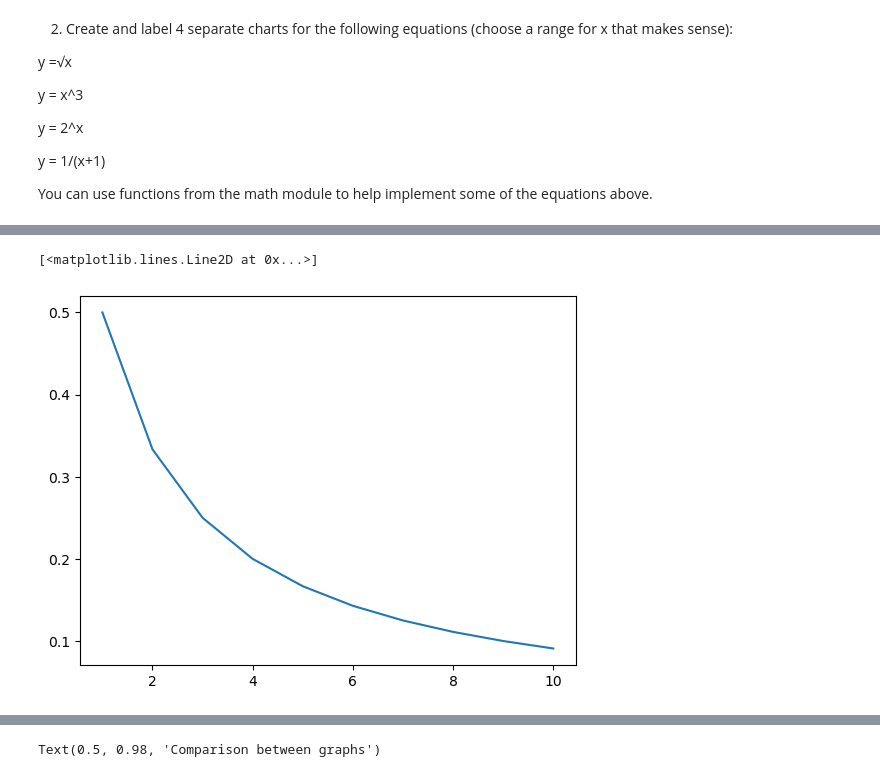
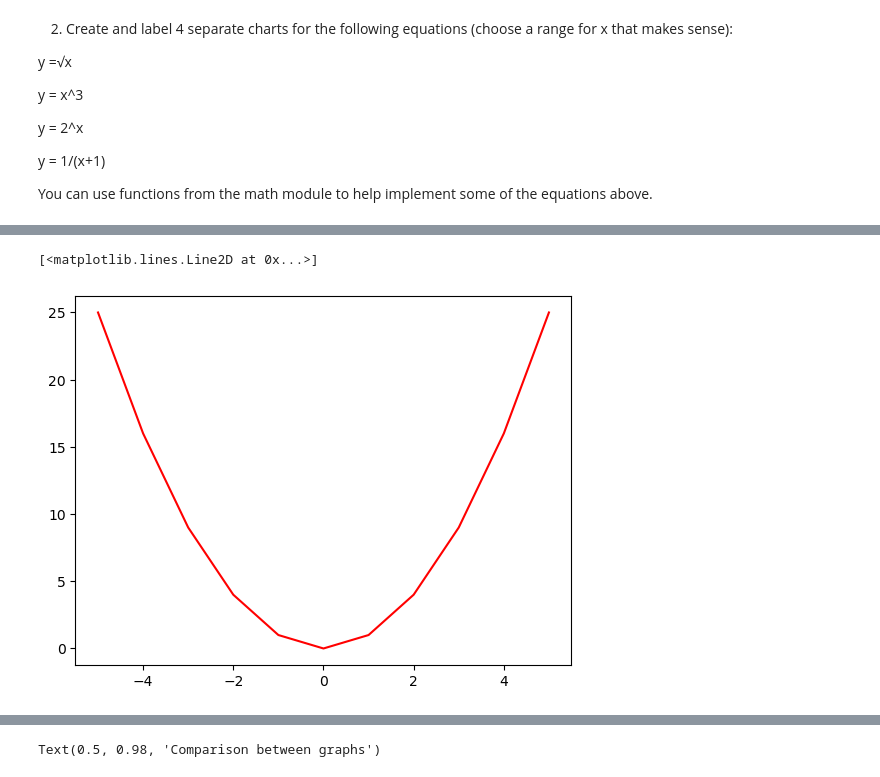
Before and after one commit to nicolas-angarita/data_science_libraries, a Jupyter notebook: matplotlib_exercises.ipynb, the cells around one changed output, grey strips where cells are left out. Cells and saved outputs as stored; diff of their text form; code cells hidden in the pictures.

Commit message:
matplotlib exercises

```diff
--- a/matplotlib_exercises.ipynb
+++ b/matplotlib_exercises.ipynb
@@ -64,7 +34,12 @@ plt.plot(x,y)
-# %%
-y = 1/(x+1)
-
-plt.plot(x,y)
-# %% [output]
-[<matplotlib.lines.Line2D at 0x...>]
-[figure, removed]
+# %%
+x1 = []
+y1 = []
+
+for x in range(-5, 6):
+    y = np.square(x)
+    x1.append(x)
+    y1.append(y)
+plt.plot(x1,y1, c = 'red')
+# %% [output]
+[<matplotlib.lines.Line2D at 0x...>]
+[figure, added]
```
Also changed, not shown: parts of 11 cells of this notebook, 2 other files.
